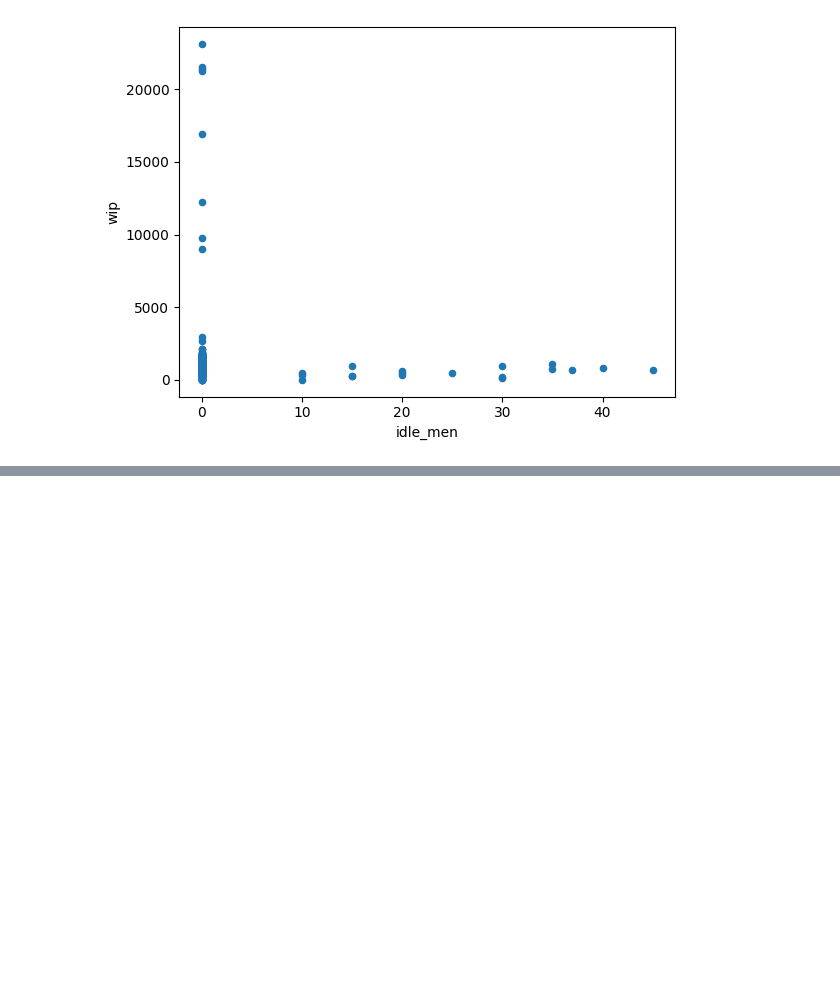
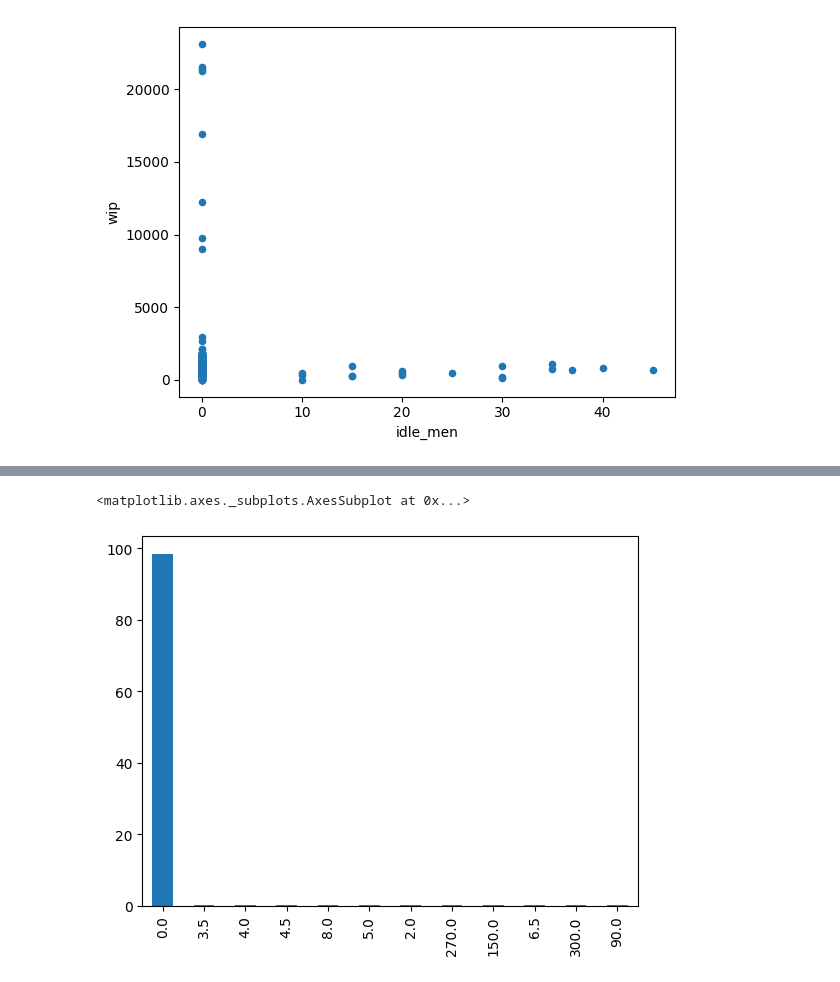
Before and after one commit to darwinpadilla/Grupo_Productivity_Prediction, a Jupyter notebook: Grupo_Productivity_Prediction.ipynb, the cells around one changed output, grey strips where cells are left out. Saved outputs shown, nothing was run; the diff lists cells and outputs as text; code cells hidden in the pictures; blank space fills up the shorter version.

Commit message:
1.10 Depuración del ruido

```diff
--- a/Grupo_Productivity_Prediction.ipynb
+++ b/Grupo_Productivity_Prediction.ipynb
@@ -1889,3 +1889,22 @@ dfR14.plot.scatter(x="idle_men", y="wip", alpha=1)
 # %% [output]
 <matplotlib.axes._subplots.AxesSubplot at 0x...>
 [figure]
+# %%
+# RD GIT. 1.10 Depuracion del ruido
+# EXPLICACIÓN: Se Se analiza las variables que presentan un alto porcetanje de ceros y se verifica que presentan ruido a la predicción del Target
+
+ruido_1 = dataset['idle_time'].value_counts(normalize=True) * 100
+ruido_2 = dataset['idle_men'].value_counts(normalize=True) * 100
+ruido_3 = dataset['no_of_style_change'].value_counts(normalize=True) * 100
+print("---------------------------------------------------------------------");
+print(" % de tiempo en que se interrumpió la producción debido a varias razones");
+print("---------------------------------------------------------------------");
+print(ruido_1);
+print("---------------------------------------------------------------------");
+print(" % trabajadores que estuvieron inactivos debido a la interrupción de la producción ");
+print("---------------------------------------------------------------------");
+print(ruido_2);
+print("---------------------------------------------------------------------");
+print(" % cambios en el estilo de un producto en particular            ");
+print("---------------------------------------------------------------------");
+print(ruido_3);
@@ -1891,0 +1929,8 @@ dfR14.plot.scatter(x="idle_men", y="wip", alpha=1)
+# %%
+# RD GIT. 1.10 Depuracion del ruido
+# Representación gráfica del ruido 1 - % de tiempo en que se interrumpió la producción debido a varias razones
+
+ruido_1.plot(kind='bar',   fontsize=10)
+# %% [output]
+<matplotlib.axes._subplots.AxesSubplot at 0x...>
+[figure, added]
```
Also changed, not shown: parts of 5 cells of this notebook.
